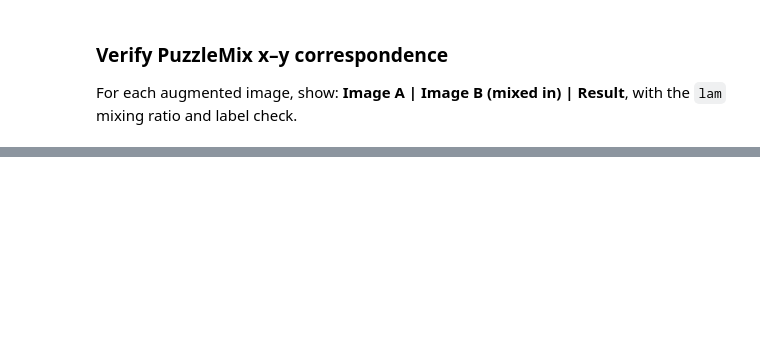
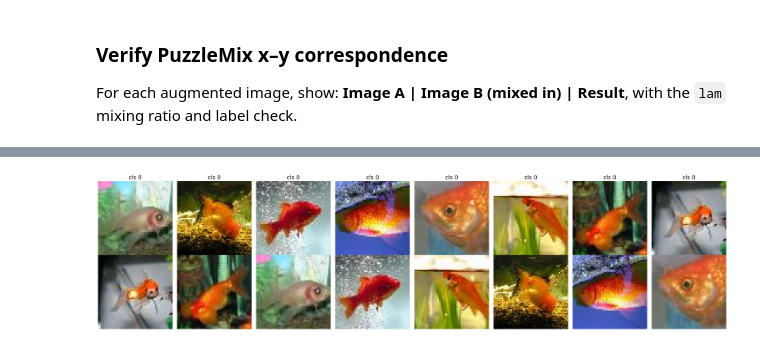
Before and after one commit to youyinnn/mlxops-aug, a Jupyter notebook: examples/demo.ipynb, the cells around one changed output, grey strips where cells are left out. Drawn from its saved outputs; the diff is of its cells as text; code cells hidden in the pictures; blank space fills up the shorter version.

```diff
--- a/examples/demo.ipynb
+++ b/examples/demo.ipynb
@@ -206,0 +270,18 @@ Per-image breakdown:
+# %%
+from mlxops_aug import ReMix
+
+remix_aug   = ReMix(num_classes=NUM_CLASSES, config={"prob": 1.0})
+remix_aug.setup_based_on_datasets([[None, yy] for yy in targets], None)
+
+x_remix,   y_remix = apply_aug(remix_aug,   x_batch, y_batch)
+
+plot_hor(
+    [to_hwc(x_batch),
+     to_hwc(x_remix)],
+    rows=2, columns=N,
+    subplot_titles=col_titles,
+    idx=["Original", "ReMix"],
+)
+print()
+# %% [output]
+[figure, added]
```
Also changed, not shown: parts of 12 cells of this notebook, 10 other files.
